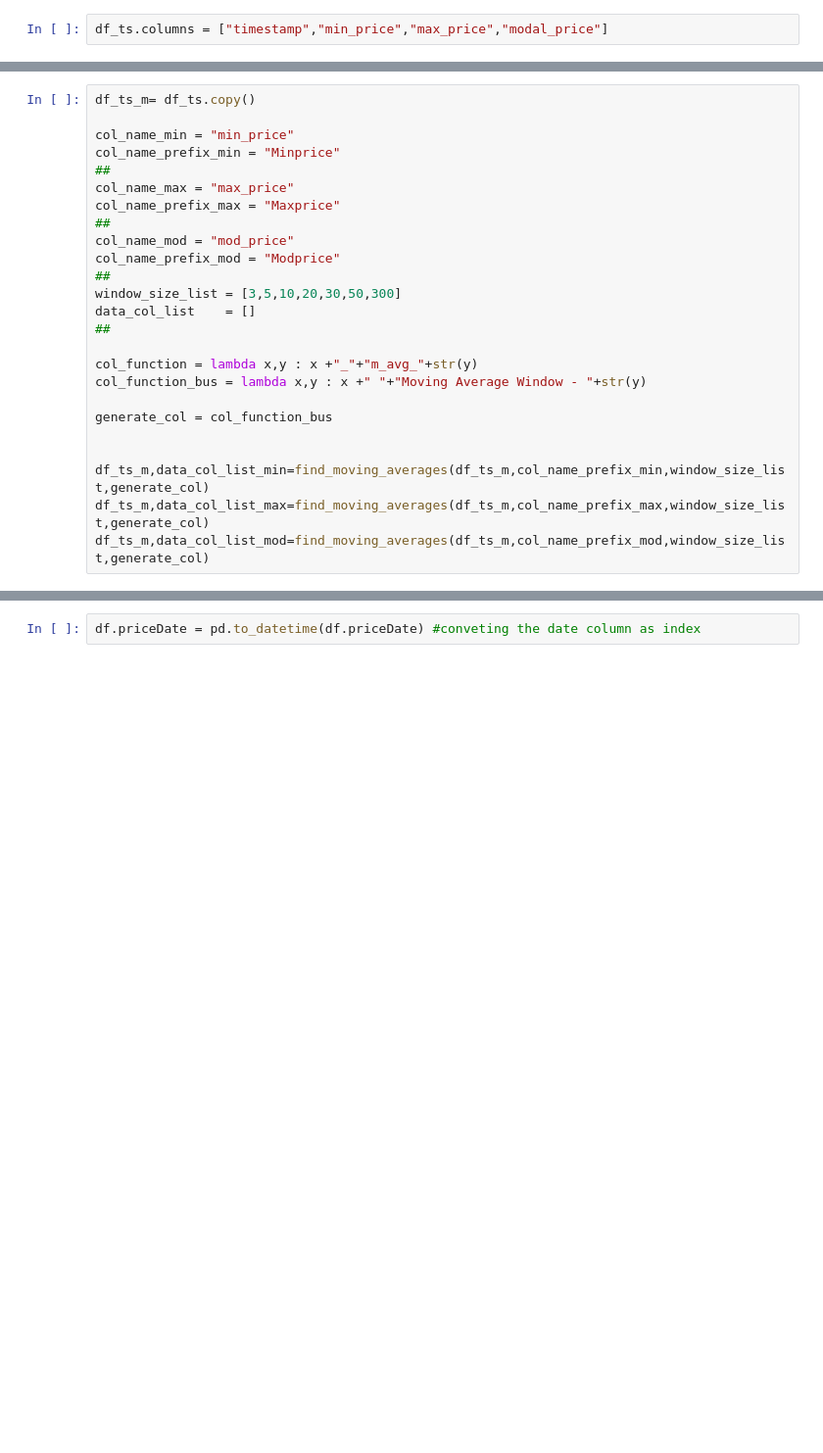
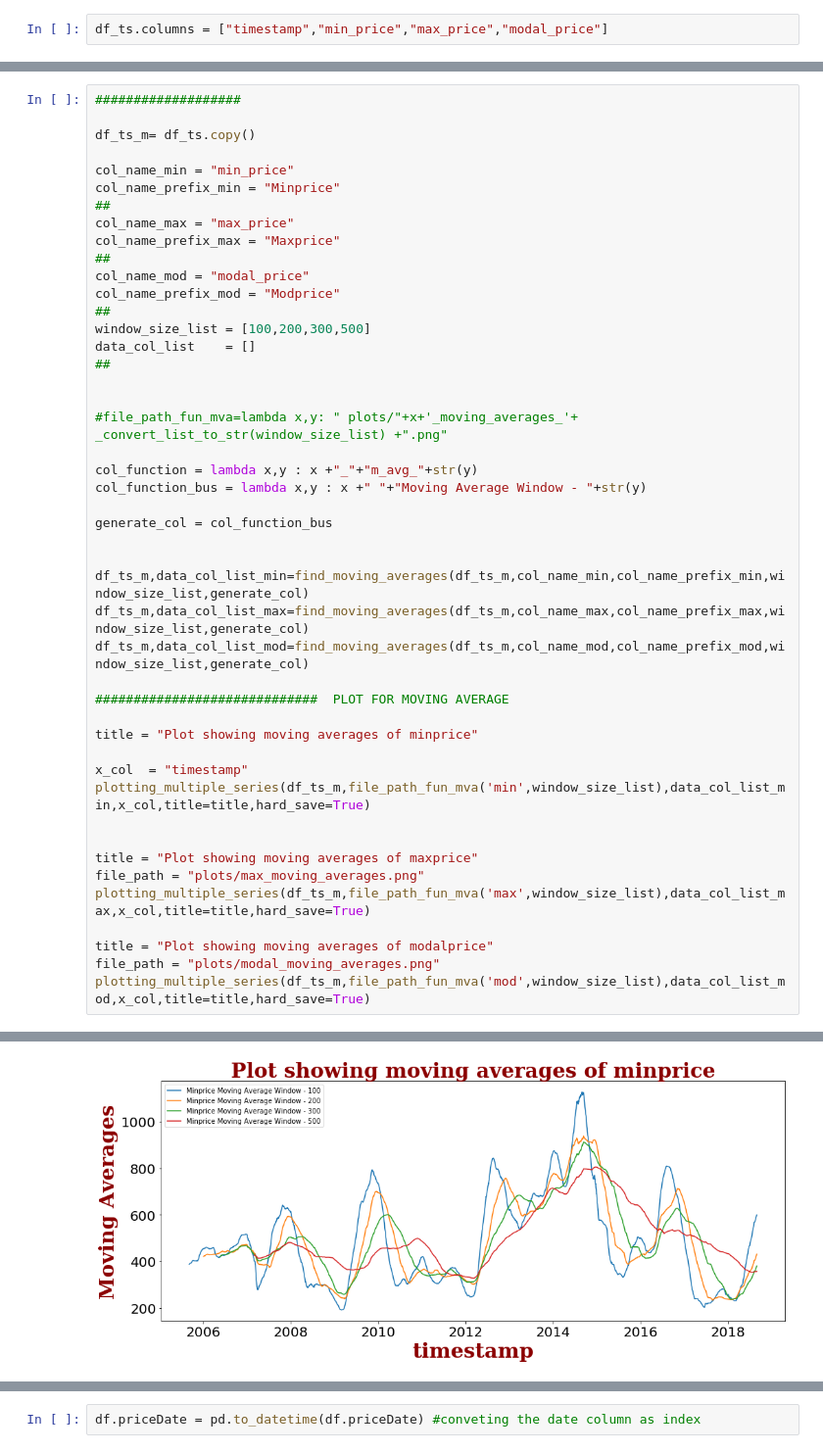
Before and after one commit to durgaharish1993/assignment-ts, a Jupyter notebook: python_notebook.ipynb, the cells around one changed output, grey strips where cells are left out. Shown at 98% size. Drawn from its saved outputs; the diff is of its cells as text; blank space fills up the shorter version.

```diff
--- a/python_notebook.ipynb
+++ b/python_notebook.ipynb
@@ -285,4 +140,6 @@ df_ts.head()
 # %%
+###################
+
 df_ts_m= df_ts.copy()
 
 col_name_min = "min_price"
@@ -291,12 +148,15 @@ col_name_prefix_min = "Minprice"
 col_name_max = "max_price"
 col_name_prefix_max = "Maxprice"
 ##
-col_name_mod = "mod_price"
+col_name_mod = "modal_price"
 col_name_prefix_mod = "Modprice"
 ##
-window_size_list = [3,5,10,20,30,50,300]
+window_size_list = [100,200,300,500]
 data_col_list    = []
 ##
+
+
+#file_path_fun_mva=lambda x,y: " plots/"+x+'_moving_averages_'+ _convert_list_to_str(window_size_list) +".png"
 
 col_function = lambda x,y : x +"_"+"m_avg_"+str(y)
 col_function_bus = lambda x,y : x +" "+"Moving Average Window - "+str(y)
@@ -304,6 +164,23 @@ col_function_bus = lambda x,y : x +" "+"Moving Average Window - "+str(y)
 generate_col = col_function_bus
 
 
-df_ts_m,data_col_list_min=find_moving_averages(df_ts_m,col_name_prefix_min,window_size_list,generate_col)
-df_ts_m,data_col_list_max=find_moving_averages(df_ts_m,col_name_prefix_max,window_size_list,generate_col)
-df_ts_m,data_col_list_mod=find_moving_averages(df_ts_m,col_name_prefix_mod,window_size_list,generate_col)
+df_ts_m,data_col_list_min=find_moving_averages(df_ts_m,col_name_min,col_name_prefix_min,window_size_list,generate_col)
+df_ts_m,data_col_list_max=find_moving_averages(df_ts_m,col_name_max,col_name_prefix_max,window_size_list,generate_col)
+df_ts_m,data_col_list_mod=find_moving_averages(df_ts_m,col_name_mod,col_name_prefix_mod,window_size_list,generate_col)
+
+#############################  PLOT FOR MOVING AVERAGE
+
+title = "Plot showing moving averages of minprice"
+
+x_col  = "timestamp"
+plotting_multiple_series(df_ts_m,file_path_fun_mva('min',window_size_list),data_col_list_min,x_col,title=title,hard_save=True)
+
+
+title = "Plot showing moving averages of maxprice"
+file_path = "plots/max_moving_averages.png"
+plotting_multiple_series(df_ts_m,file_path_fun_mva('max',window_size_list),data_col_list_max,x_col,title=title,hard_save=True)
+
+title = "Plot showing moving averages of modalprice"
+file_path = "plots/modal_moving_averages.png"
+plotting_multiple_series(df_ts_m,file_path_fun_mva('mod',window_size_list),data_col_list_mod,x_col,title=title,hard_save=True)
+# %% [output]
@@ -309,0 +188 @@ df_ts_m,data_col_list_mod=find_moving_averages(df_ts_m,col_name_prefix_mod,windo
+[figure, added]
```
Also changed, not shown: parts of 15 cells of this notebook, 1 other file.
